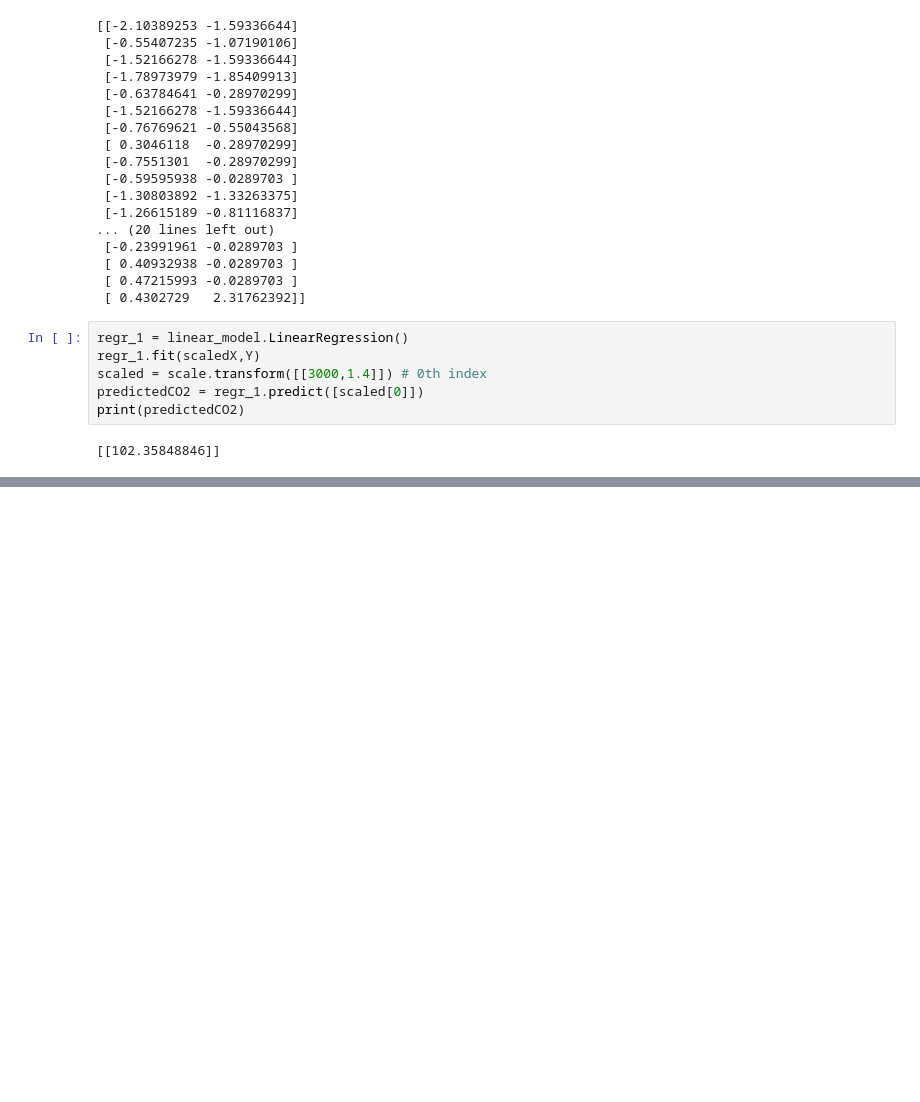
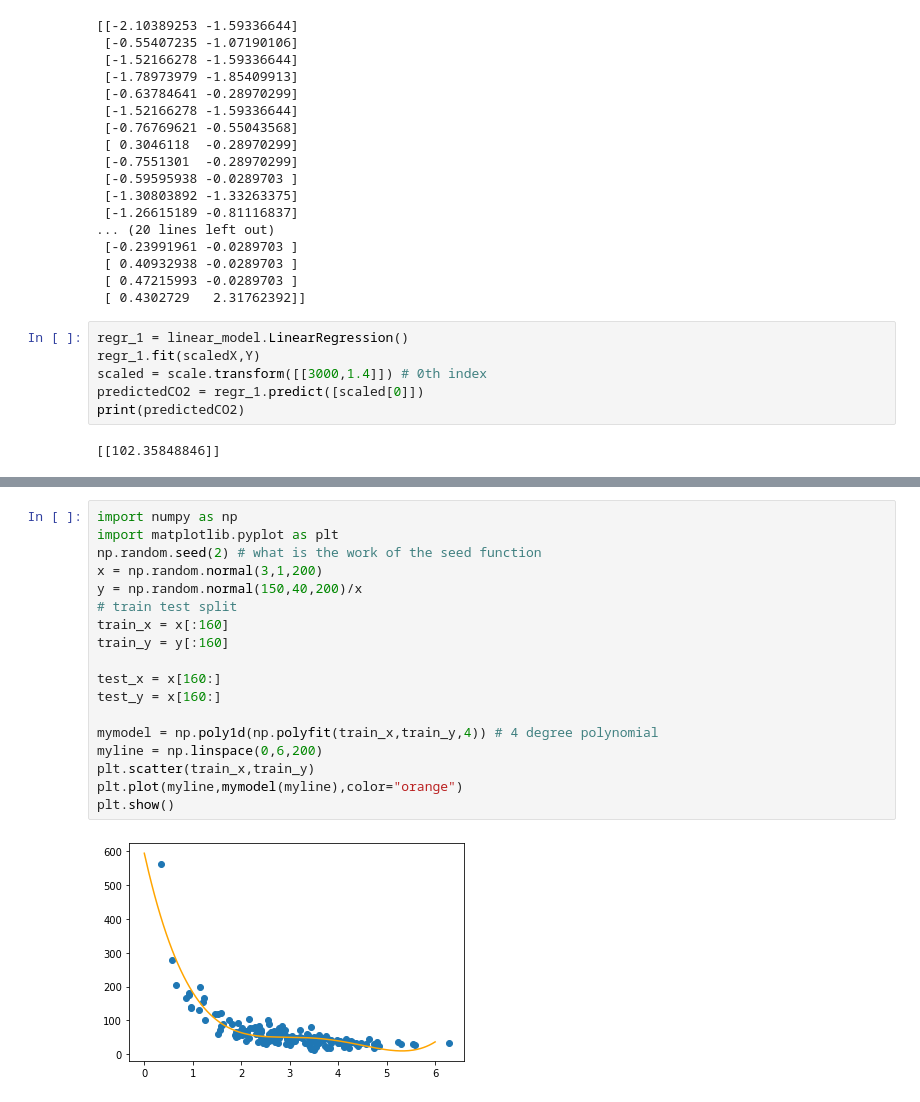
Before and after one commit to mubinui/MachineLearning, a Jupyter notebook: Machine_Learning_C.ipynb, the cells around one changed output, grey strips where cells are left out. Cells and saved outputs as stored; diff of their text form; blank space fills up the shorter version.

```diff
--- a/Machine_Learning_C.ipynb
+++ b/Machine_Learning_C.ipynb
@@ -91,0 +126,20 @@ print(predictedCO2)
+# %%
+import numpy as np
+import matplotlib.pyplot as plt
+np.random.seed(2) # what is the work of the seed function
+x = np.random.normal(3,1,200)
+y = np.random.normal(150,40,200)/x
+# train test split
+train_x = x[:160]
+train_y = y[:160]
+
+test_x = x[160:]
+test_y = x[160:]
+
+mymodel = np.poly1d(np.polyfit(train_x,train_y,4)) # 4 degree polynomial
+myline = np.linspace(0,6,200)
+plt.scatter(train_x,train_y)
+plt.plot(myline,mymodel(myline),color="orange")
+plt.show()
+# %% [output]
+[figure, added]
```
Also changed, not shown: parts of 6 cells of this notebook.
